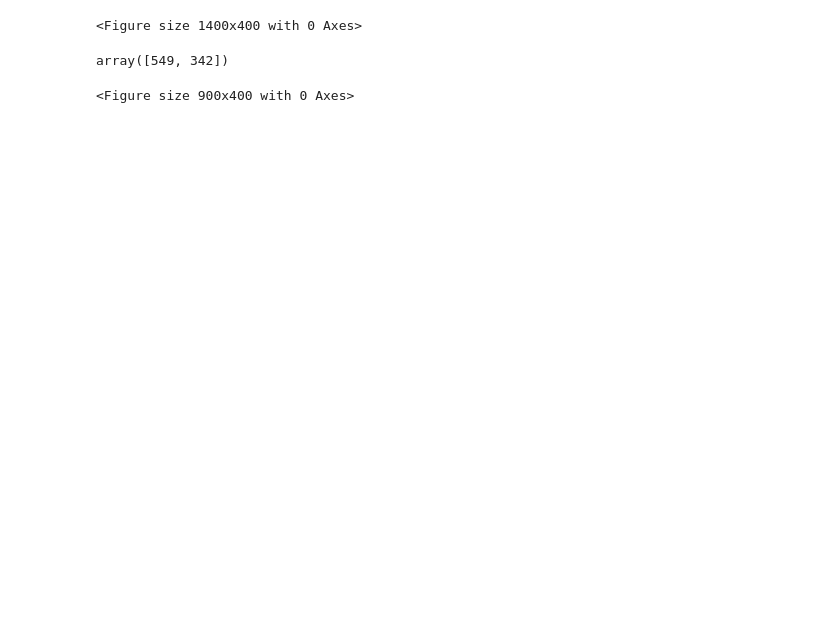
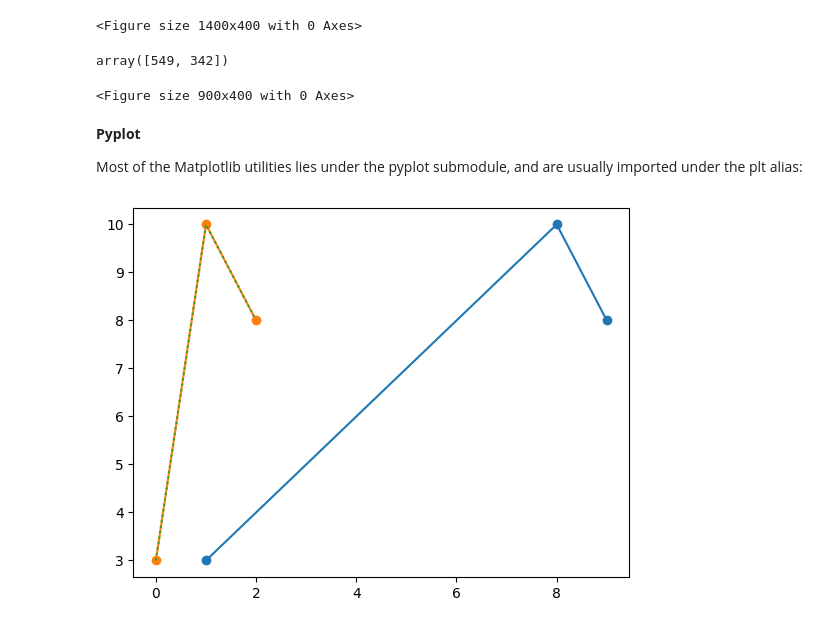
Before and after one commit to salahkhafaga1/ai_deploma_master, a Jupyter notebook: code/matplotlib.ipynb, the cells around one changed output. Drawn from its saved outputs; the diff is of its cells as text; code cells hidden in the pictures; blank space fills up the shorter version.

```diff
--- a/code/matplotlib.ipynb
+++ b/code/matplotlib.ipynb
@@ -39,0 +43,15 @@ plt.show()
+# %% [markdown]
+**Pyplot**
+
+Most of the Matplotlib utilities lies under the pyplot submodule, and are usually imported under the plt alias:
+# %%
+xpoints = np.array([1, 8,9])
+ypoints = np.array([3, 10,8])
+
+plt.plot(xpoints, ypoints,marker = 'o')
+plt.plot(ypoints,marker = 'o')
+plt.plot(ypoints, linestyle = 'dotted')
+plt.show()
+# Markers
+# %% [output]
+[figure, added]
```
Also changed, not shown: parts of 11 cells of this notebook.
